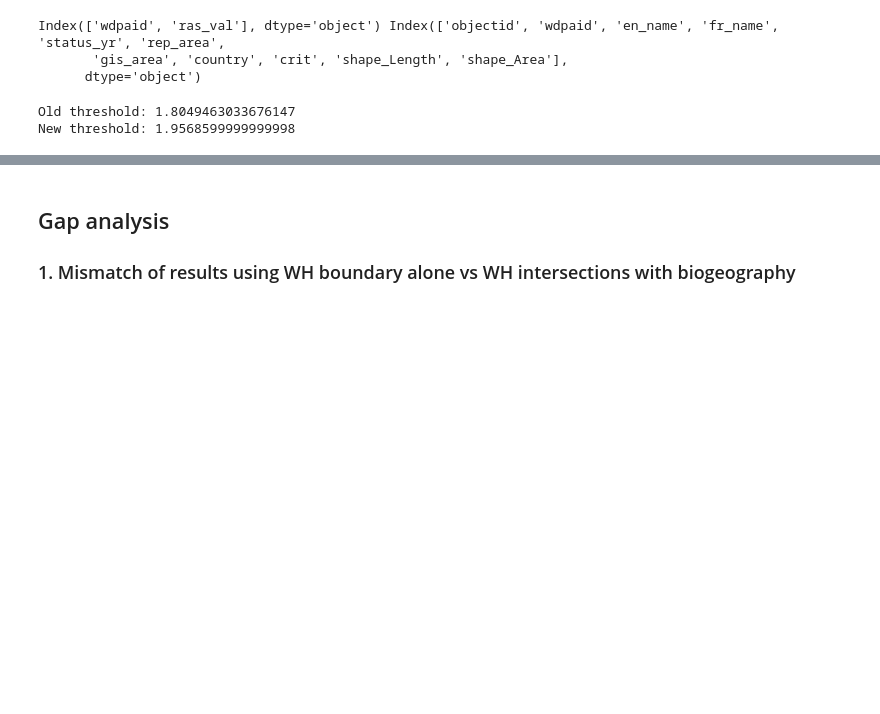
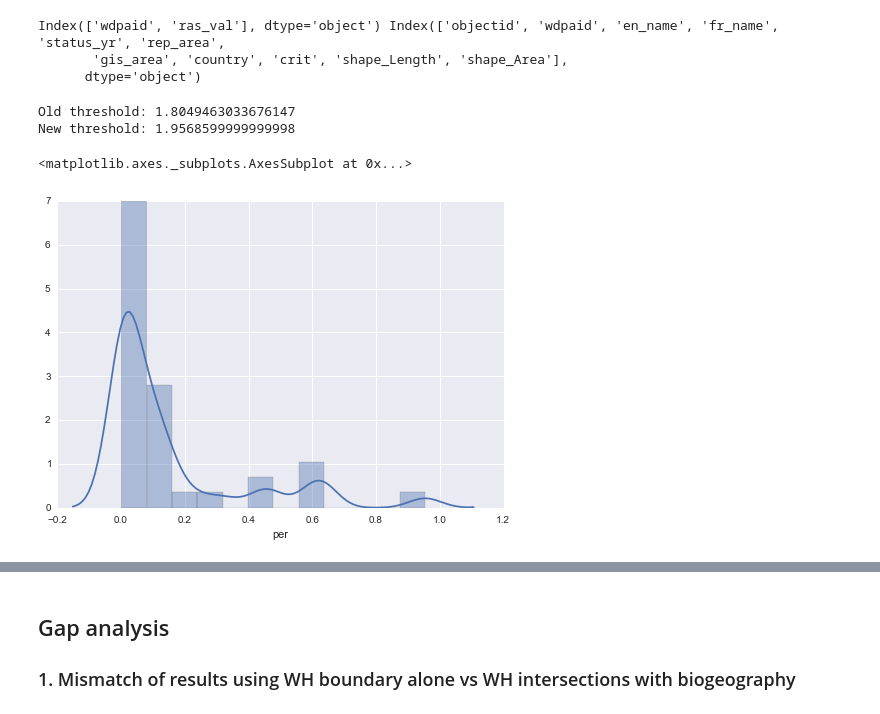
Before and after one commit to Yichuans/wilderness-wh, a Jupyter notebook: wilderness_analysis.ipynb, the cells around one changed output, grey strips where cells are left out. Drawn from its saved outputs; the diff is of its cells as text; code cells hidden in the pictures; blank space fills up the shorter version.

```diff
--- a/wilderness_analysis.ipynb
+++ b/wilderness_analysis.ipynb
@@ -284,3 +288,9 @@ a['per'] = a.ras_val_wild/a.ras_val_all
 
 # export save
 a.to_csv('export_wh_wilderness.csv')
+# %%
+# distribution of WH wilderness percentage
+sns.distplot(a.per)
+# %% [output]
+<matplotlib.axes._subplots.AxesSubplot at 0x...>
+[figure, added]
```
Also changed, not shown: parts of 17 cells of this notebook, 3 other files.
